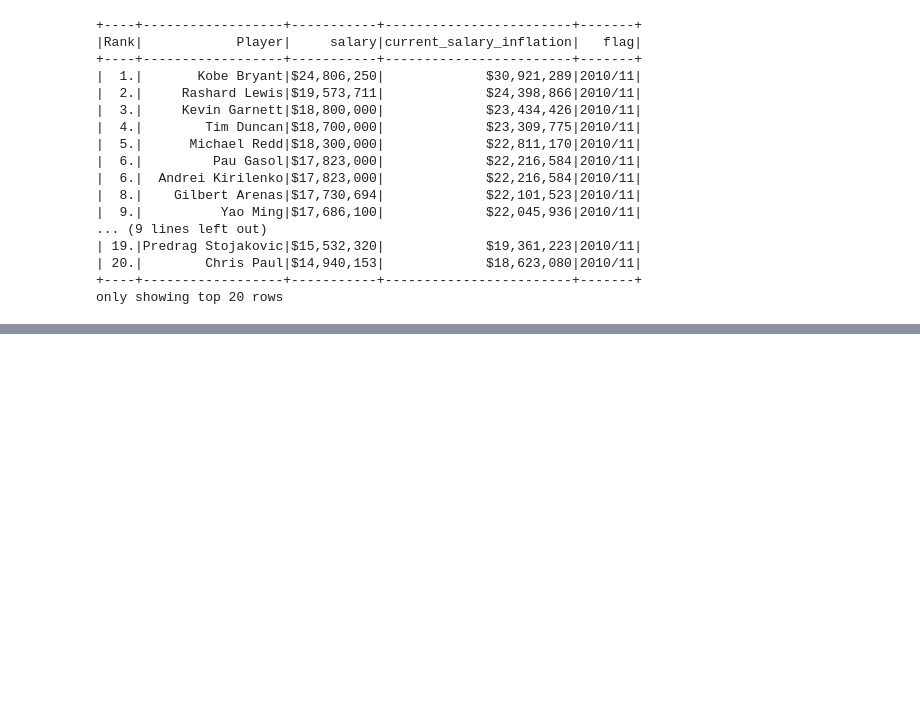
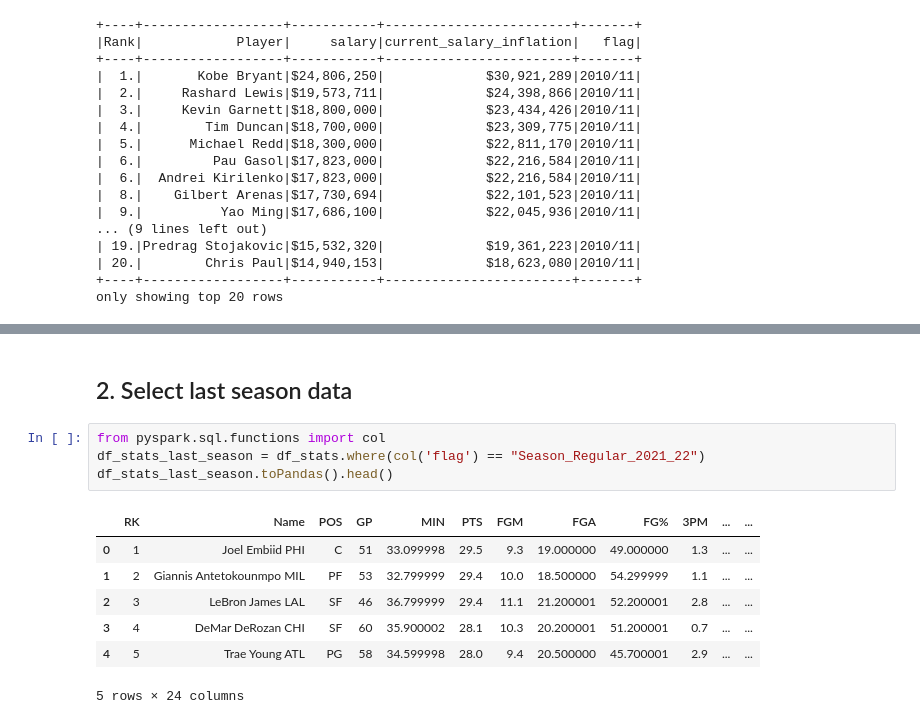
Before and after one commit to tomekmatuszewski/NBA_players_clustering, a Jupyter notebook: notebooks/read_postgres.ipynb, the cells around one changed output, grey strips where cells are left out. Cells and saved outputs as stored; diff of their text form; blank space fills up the shorter version.

```diff
--- a/notebooks/read_postgres.ipynb
+++ b/notebooks/read_postgres.ipynb
@@ -101,0 +104,14 @@ only showing top 10 rows
+# %% [markdown]
+## 2. Select last season data
+# %%
+from pyspark.sql.functions import col
+df_stats_last_season = df_stats.where(col('flag') == "Season_Regular_2021_22")
+df_stats_last_season.toPandas().head()
+# %% [output]
+|  | RK | Name | POS | GP | MIN | PTS | FGM | FGA | FG% | 3PM | ... | ... |
+| 0 | 1 | Joel Embiid PHI | C | 51 | 33.099998 | 29.5 | 9.3 | 19.000000 | 49.000000 | 1.3 | ... | ... |
+| 1 | 2 | Giannis Antetokounmpo MIL | PF | 53 | 32.799999 | 29.4 | 10.0 | 18.500000 | 54.299999 | 1.1 | ... | ... |
+| 2 | 3 | LeBron James LAL | SF | 46 | 36.799999 | 29.4 | 11.1 | 21.200001 | 52.200001 | 2.8 | ... | ... |
+| 3 | 4 | DeMar DeRozan CHI | SF | 60 | 35.900002 | 28.1 | 10.3 | 20.200001 | 51.200001 | 0.7 | ... | ... |
+| 4 | 5 | Trae Young ATL | PG | 58 | 34.599998 | 28.0 | 9.4 | 20.500000 | 45.700001 | 2.9 | ... | ... |
+5 rows × 24 columns
```
Also changed, not shown: parts of 8 cells of this notebook, 2 other files.
